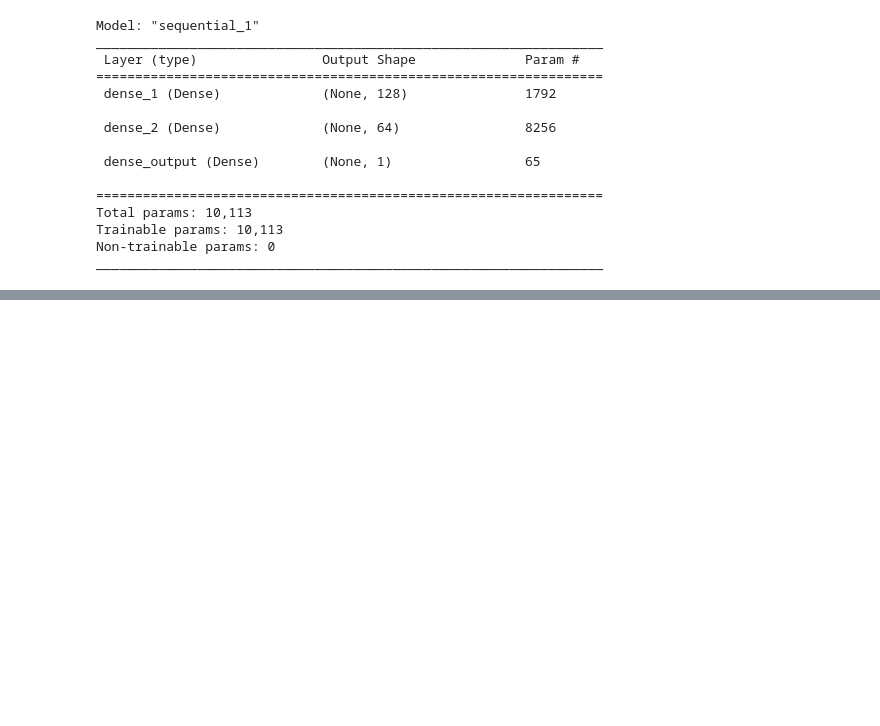
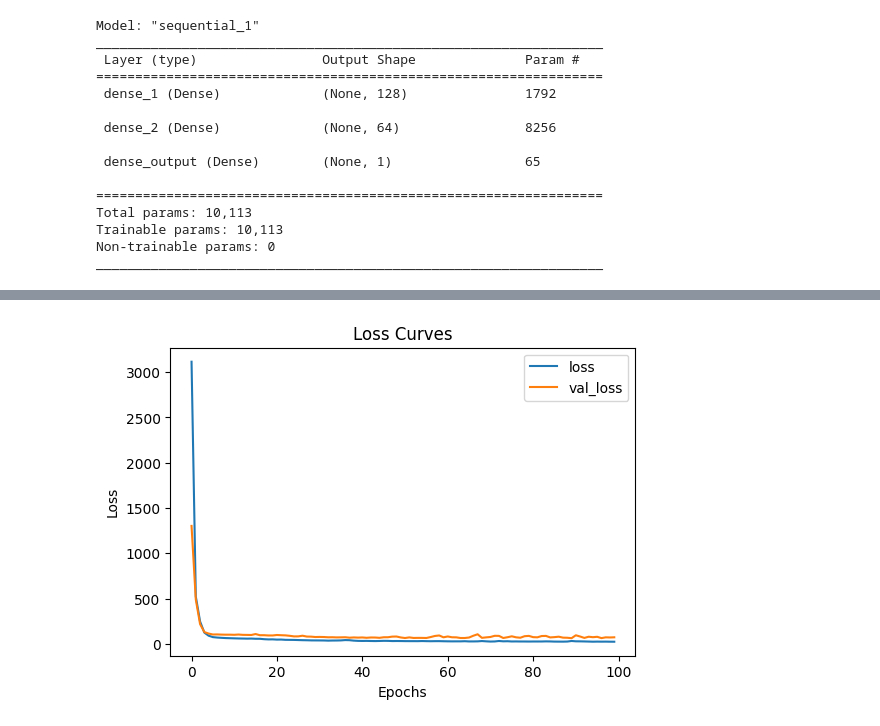
Before and after one commit to princepandey123/sem8, a Jupyter notebook: Linear_regression_using_DNN.ipynb, the cells around one changed output, grey strips where cells are left out. Drawn from its saved outputs; the diff is of its cells as text; code cells hidden in the pictures; blank space fills up the shorter version.

```diff
--- a/Linear_regression_using_DNN.ipynb
+++ b/Linear_regression_using_DNN.ipynb
@@ -119,3 +121,9 @@ Mean squared error on test data:  32.39457321166992
+# %%
+# Plot the loss curves
+pd.DataFrame(history.history).plot(figsize=(6, 4), xlabel="Epochs", ylabel="Loss", title='Loss Curves')
+plt.show()
+# %% [output]
+[figure, added]
 # %%
 y_pred = model.predict(X_test)
 # %% [output]
```
Also changed, not shown: parts of 6 cells of this notebook.
